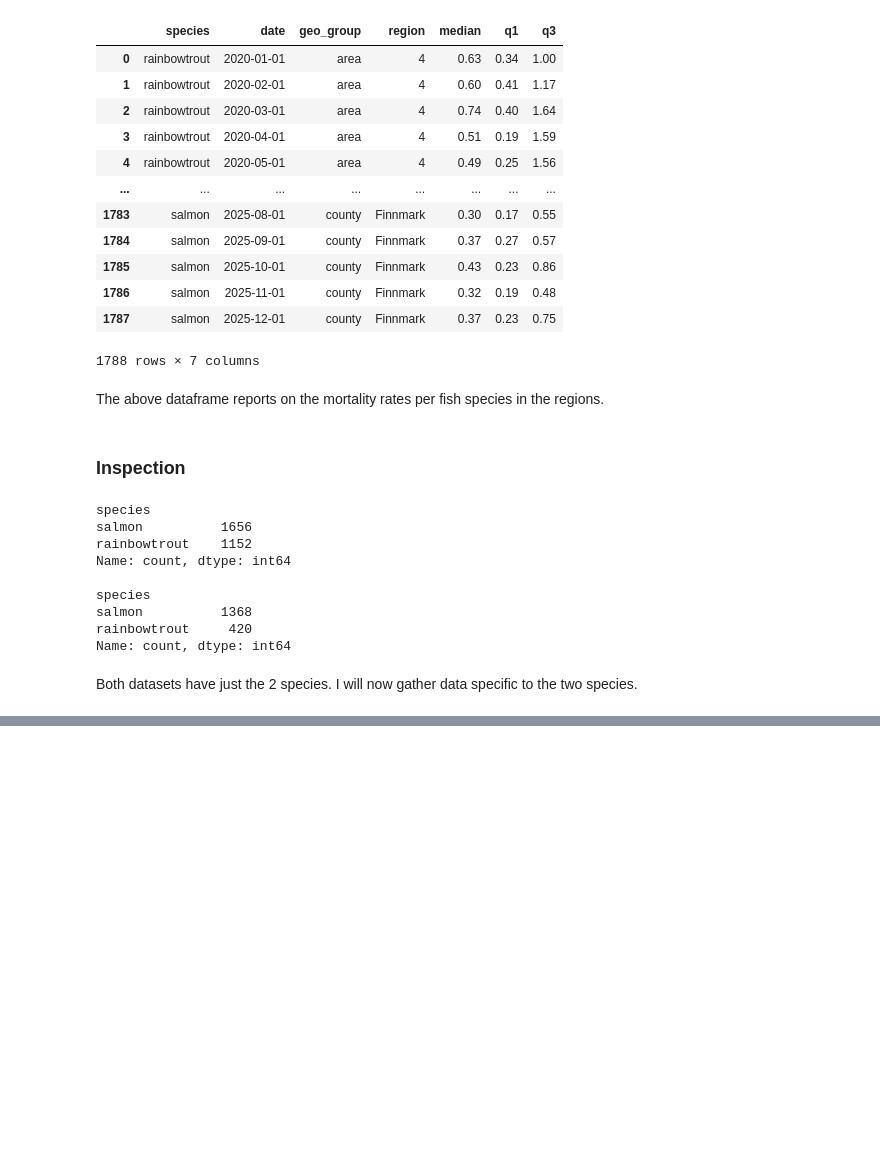
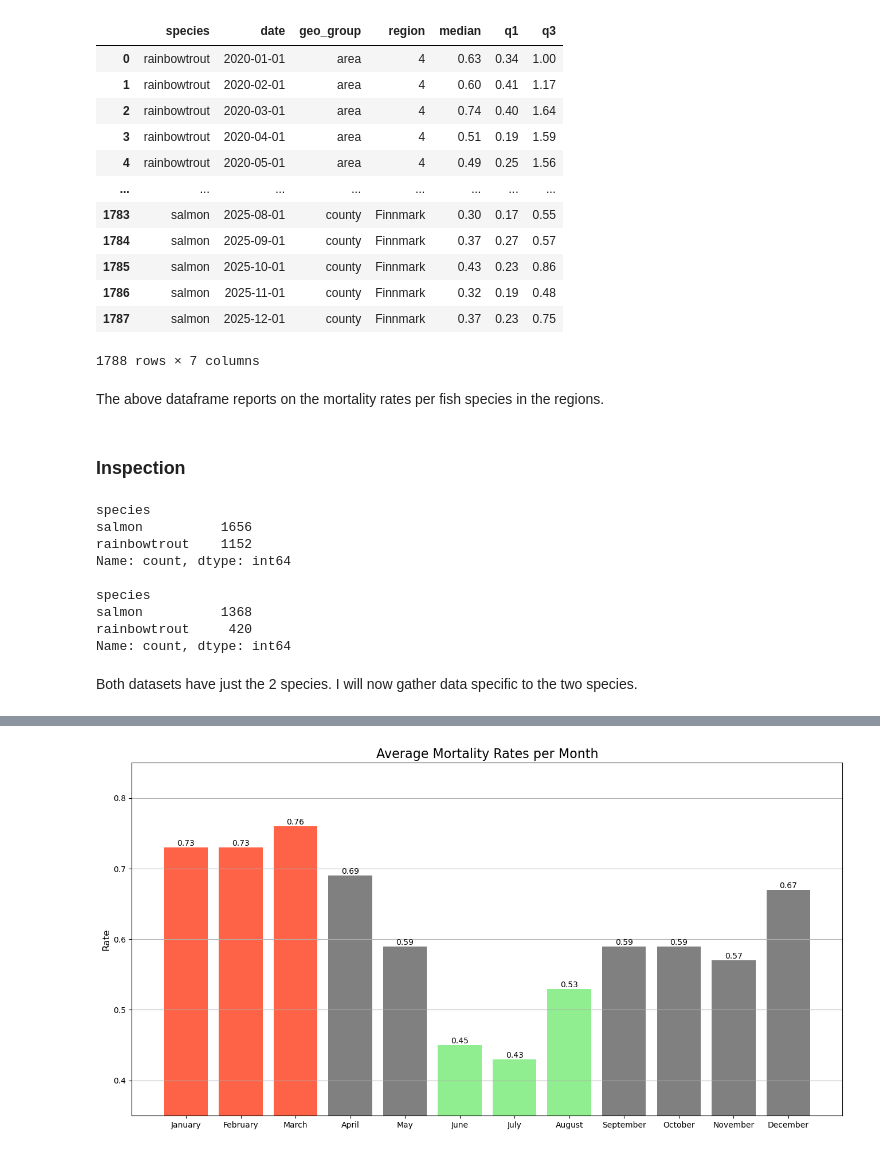
Before and after one commit to leenoah390/tidytuesday_practice, a Jupyter notebook: 20260317/tidy_tuesday-20260317.ipynb, the cells around one changed output, grey strips where cells are left out. Cells and saved outputs as stored; diff of their text form; code cells hidden in the pictures; blank space fills up the shorter version.

```diff
--- a/20260317/tidy_tuesday-20260317.ipynb
+++ b/20260317/tidy_tuesday-20260317.ipynb
@@ -141,0 +193,7 @@ plt.legend()
+# %%
+# Formate data for Salmon mortality rates
+salmon_mortality = monthly_mortality_data[monthly_mortality_data['species']=='salmon'].reset_index().drop(['index'], axis=1) # Filter salmon species
+salmon_mortality['date'] = pd.to_datetime(salmon_mortality['date']) # Datetime column
+salmon_mortality['month'] = salmon_mortality['date'].dt.month_name() # Extract month names
+salmon_mortality['month_num'] = salmon_mortality['date'].dt.month # Extract month numbers for ordering puposes
+salmon_mortality
@@ -141,0 +236,19 @@ plt.legend()
+# %%
+months_salmon = sqldf('''
+SELECT month, ROUND(AVG(median), 2) AS 'Average Mortality', month_num FROM salmon_mortality
+GROUP BY month
+ORDER BY month_num
+''')
+# %%
+plt.figure(figsize=(16,8))
+bars = plt.bar(months_salmon['month'], months_salmon['Average Mortality'], color='grey')
+plt.bar(['June', 'July', 'August'], months_salmon['Average Mortality'][[5, 6, 7]], color='lightgreen')
+plt.bar(['January', 'February', 'March'], months_salmon['Average Mortality'][[0, 1, 2]], color='tomato')
+plt.bar_label(bars)
+plt.ylim(0.35, 0.85)
+plt.title('Average Mortality Rates per Month', size=16)
+plt.ylabel('Rate', size=12)
+plt.grid(axis='y')
+plt.show()
+# %% [output]
+[figure, added]
```
Also changed, not shown: parts of 17 cells of this notebook, 2 other files.
